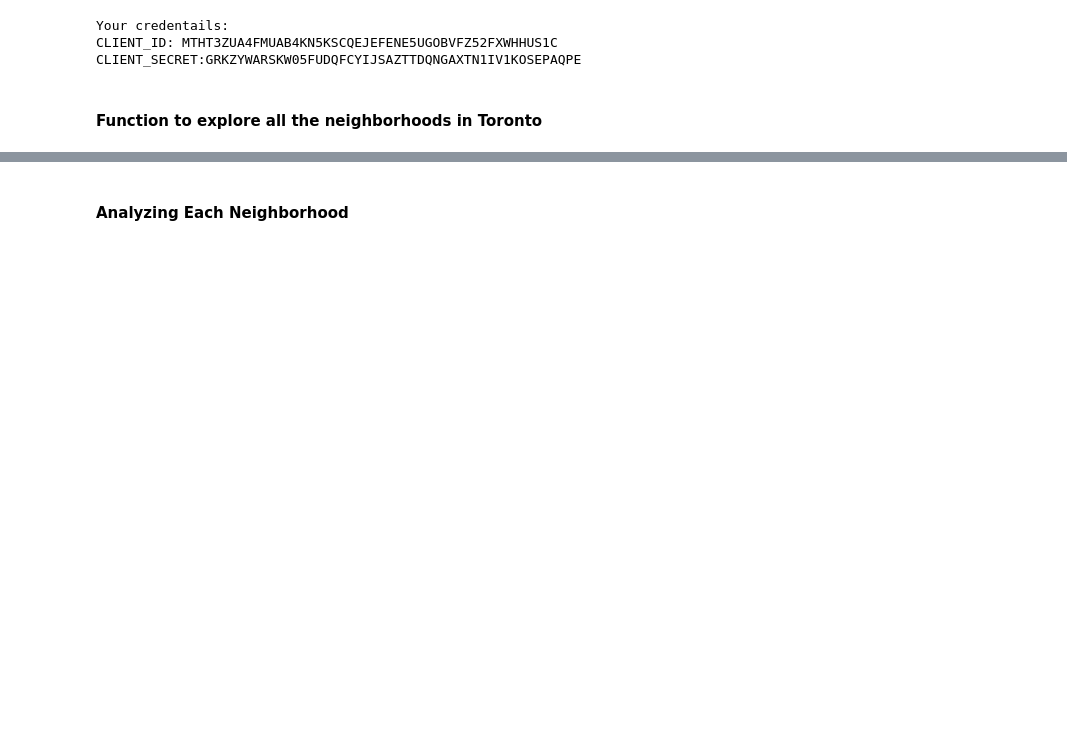
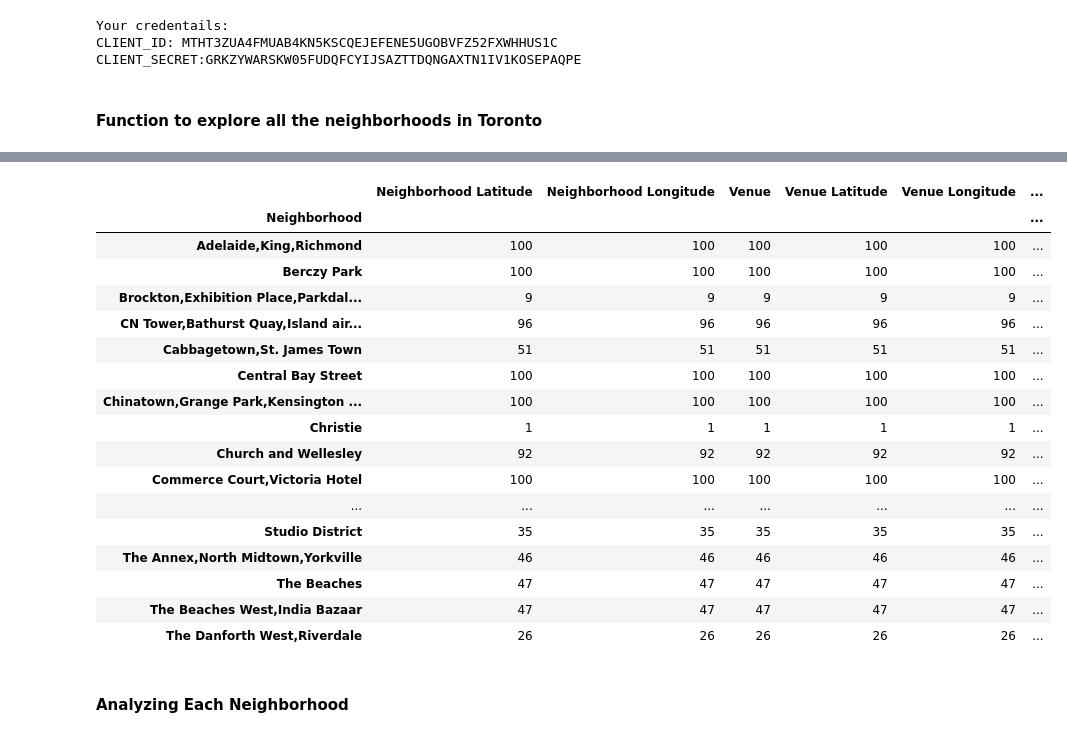
Before and after one commit to shwetharama-11/DS_Coursera_Capstone, a Jupyter notebook: Canada_PostalCodes_DS.ipynb, the cells around one changed output, grey strips where cells are left out. Saved outputs shown, nothing was run; the diff lists cells and outputs as text; code cells hidden in the pictures; blank space fills up the shorter version.

```diff
--- a/Canada_PostalCodes_DS.ipynb
+++ b/Canada_PostalCodes_DS.ipynb
@@ -300,5 +309,24 @@ Toronto_venues.head()
 # %%
-Toronto_venues.groupby('Neighbourhood').count()
+Toronto_venues.groupby('Neighborhood').count()
+# %% [output]
+|  | Neighborhood Latitude | Neighborhood Longitude | Venue | Venue Latitude | Venue Longitude | ... |
+| Neighborhood |  |  |  |  |  | ... |
+| Adelaide,King,Richmond | 100 | 100 | 100 | 100 | 100 | ... |
+| Berczy Park | 100 | 100 | 100 | 100 | 100 | ... |
+| Brockton,Exhibition Place,Parkdal... | 9 | 9 | 9 | 9 | 9 | ... |
+| CN Tower,Bathurst Quay,Island air... | 96 | 96 | 96 | 96 | 96 | ... |
+| Cabbagetown,St. James Town | 51 | 51 | 51 | 51 | 51 | ... |
+| Central Bay Street | 100 | 100 | 100 | 100 | 100 | ... |
+| Chinatown,Grange Park,Kensington ... | 100 | 100 | 100 | 100 | 100 | ... |
+| Christie | 1 | 1 | 1 | 1 | 1 | ... |
+| Church and Wellesley | 92 | 92 | 92 | 92 | 92 | ... |
+| Commerce Court,Victoria Hotel | 100 | 100 | 100 | 100 | 100 | ... |
+| ... | ... | ... | ... | ... | ... | ... |
+| Studio District | 35 | 35 | 35 | 35 | 35 | ... |
+| The Annex,North Midtown,Yorkville | 46 | 46 | 46 | 46 | 46 | ... |
+| The Beaches | 47 | 47 | 47 | 47 | 47 | ... |
+| The Beaches West,India Bazaar | 47 | 47 | 47 | 47 | 47 | ... |
+| The Danforth West,Riverdale | 26 | 26 | 26 | 26 | 26 | ... |
 # %% [markdown]
 ####  Analyzing Each Neighborhood
 # %%
```
Also changed, not shown: parts of 14 cells of this notebook.
